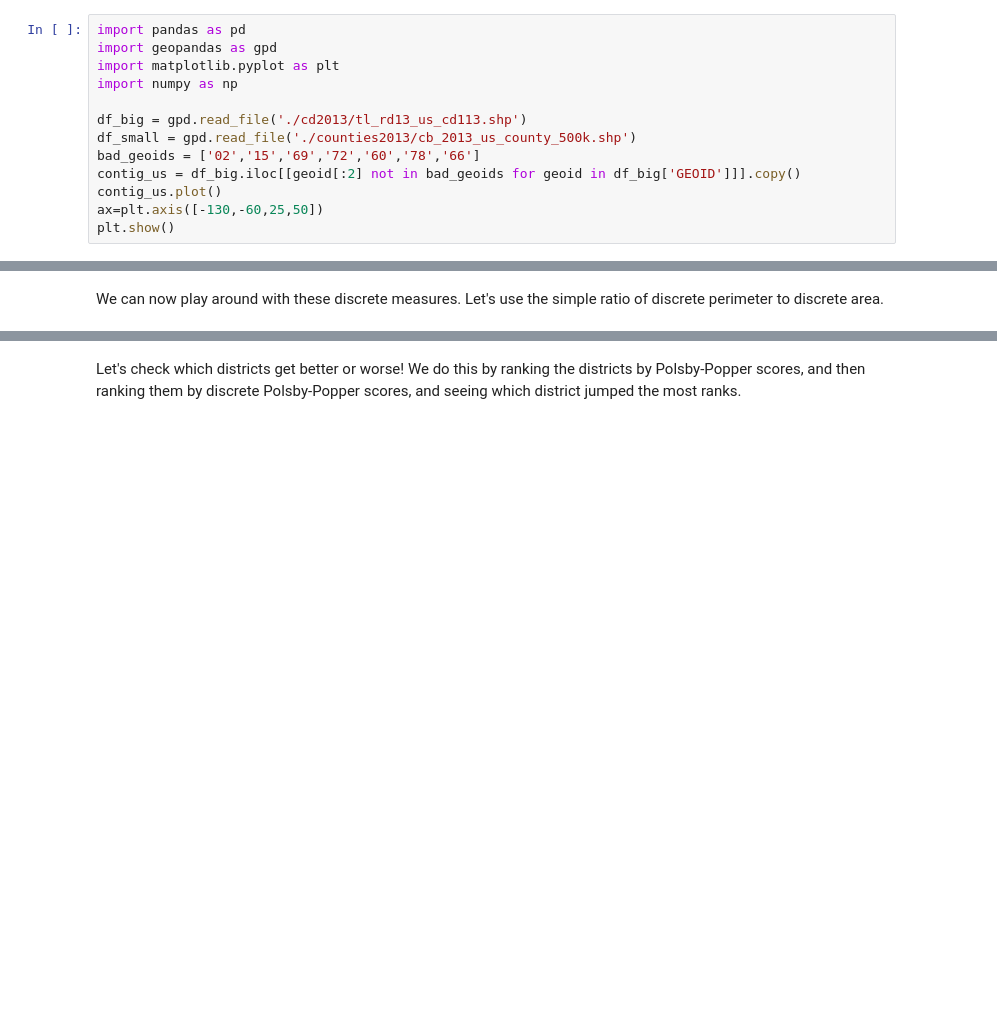
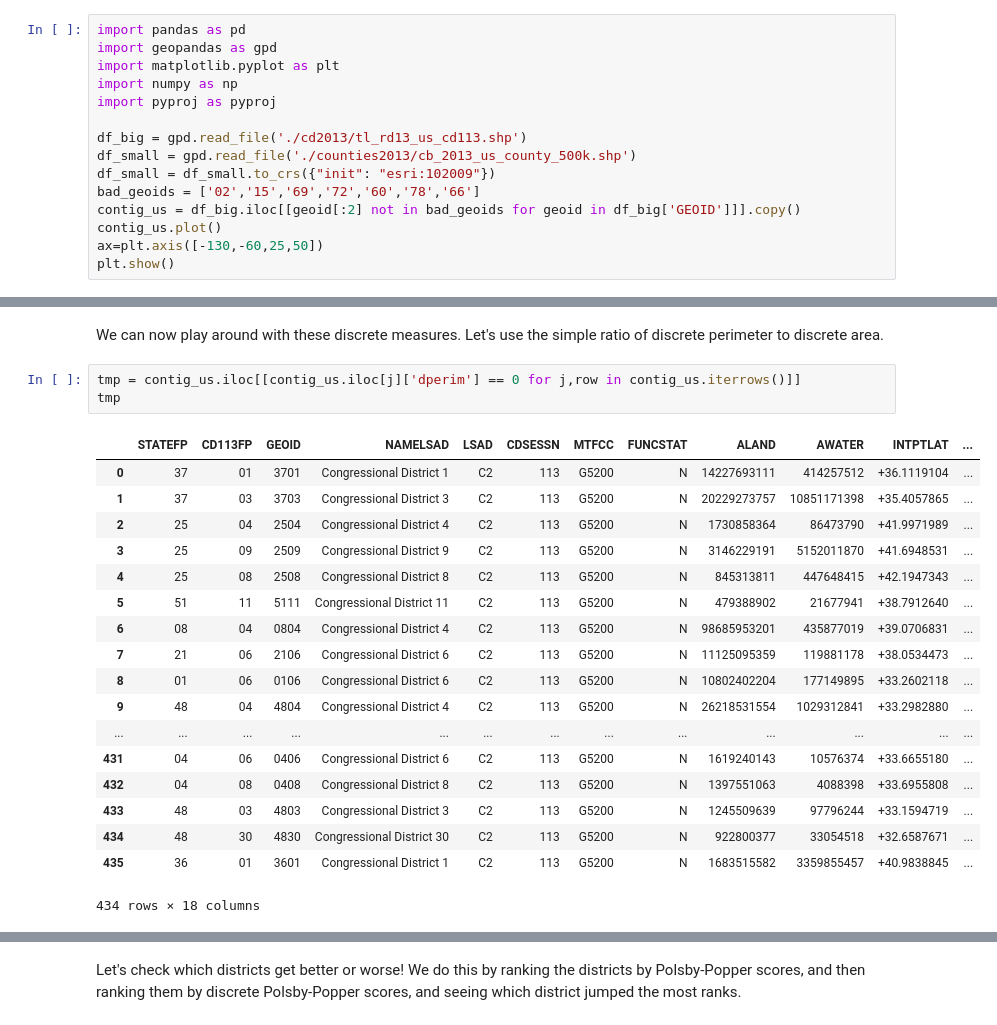
Before and after one commit to AssafBarNatan/discrete-compactness-jupyter, a Jupyter notebook: exploring-discrete-compactness.ipynb, the cells around one changed output, grey strips where cells are left out. Cells and saved outputs as stored; diff of their text form; blank space fills up the shorter version.

```diff
--- a/exploring-discrete-compactness.ipynb
+++ b/exploring-discrete-compactness.ipynb
@@ -7,9 +7,11 @@ import pandas as pd
 import geopandas as gpd
 import matplotlib.pyplot as plt
 import numpy as np
+import pyproj as pyproj
 
 df_big = gpd.read_file('./cd2013/tl_rd13_us_cd113.shp')
 df_small = gpd.read_file('./counties2013/cb_2013_us_county_500k.shp')
+df_small = df_small.to_crs({"init": "esri:102009"})
 bad_geoids = ['02','15','69','72','60','78','66']
 contig_us = df_big.iloc[[geoid[:2] not in bad_geoids for geoid in df_big['GEOID']]].copy()
 contig_us.plot()
@@ -57,6 +51,28 @@ for i, big_unit in contig_us.iterrows():
 contig_us = contig_us.merge(discrete_data, on='GEOID')
 # %% [markdown]
 We can now play around with these discrete measures. Let's use the simple ratio of discrete perimeter to discrete area.
+# %%
+tmp = contig_us.iloc[[contig_us.iloc[j]['dperim'] == 0 for j,row in contig_us.iterrows()]]
+tmp
+# %% [output]
+|  | STATEFP | CD113FP | GEOID | NAMELSAD | LSAD | CDSESSN | MTFCC | FUNCSTAT | ALAND | AWATER | INTPTLAT | ... |
+| 0 | 37 | 01 | 3701 | Congressional District 1 | C2 | 113 | G5200 | N | 14227693111 | 414257512 | +36.1119104 | ... |
+| 1 | 37 | 03 | 3703 | Congressional District 3 | C2 | 113 | G5200 | N | 20229273757 | 10851171398 | +35.4057865 | ... |
+| 2 | 25 | 04 | 2504 | Congressional District 4 | C2 | 113 | G5200 | N | 1730858364 | 86473790 | +41.9971989 | ... |
+| 3 | 25 | 09 | 2509 | Congressional District 9 | C2 | 113 | G5200 | N | 3146229191 | 5152011870 | +41.6948531 | ... |
+| 4 | 25 | 08 | 2508 | Congressional District 8 | C2 | 113 | G5200 | N | 845313811 | 447648415 | +42.1947343 | ... |
+| 5 | 51 | 11 | 5111 | Congressional District 11 | C2 | 113 | G5200 | N | 479388902 | 21677941 | +38.7912640 | ... |
+| 6 | 08 | 04 | 0804 | Congressional District 4 | C2 | 113 | G5200 | N | 98685953201 | 435877019 | +39.0706831 | ... |
+| 7 | 21 | 06 | 2106 | Congressional District 6 | C2 | 113 | G5200 | N | 11125095359 | 119881178 | +38.0534473 | ... |
+| 8 | 01 | 06 | 0106 | Congressional District 6 | C2 | 113 | G5200 | N | 10802402204 | 177149895 | +33.2602118 | ... |
+| 9 | 48 | 04 | 4804 | Congressional District 4 | C2 | 113 | G5200 | N | 26218531554 | 1029312841 | +33.2982880 | ... |
+| ... | ... | ... | ... | ... | ... | ... | ... | ... | ... | ... | ... | ... |
+| 431 | 04 | 06 | 0406 | Congressional District 6 | C2 | 113 | G5200 | N | 1619240143 | 10576374 | +33.6655180 | ... |
+| 432 | 04 | 08 | 0408 | Congressional District 8 | C2 | 113 | G5200 | N | 1397551063 | 4088398 | +33.6955808 | ... |
+| 433 | 48 | 03 | 4803 | Congressional District 3 | C2 | 113 | G5200 | N | 1245509639 | 97796244 | +33.1594719 | ... |
+| 434 | 48 | 30 | 4830 | Congressional District 30 | C2 | 113 | G5200 | N | 922800377 | 33054518 | +32.6587671 | ... |
+| 435 | 36 | 01 | 3601 | Congressional District 1 | C2 | 113 | G5200 | N | 1683515582 | 3359855457 | +40.9838845 | ... |
+434 rows × 18 columns
 # %%
 contig_us['dpolsby'] = contig_us['darea']/contig_us['dperim']
 contig_us.plot(column='dpolsby',cmap='OrRd',edgecolor='black', linewidth=0.5)
```
Also changed, not shown: parts of 3 cells of this notebook.
